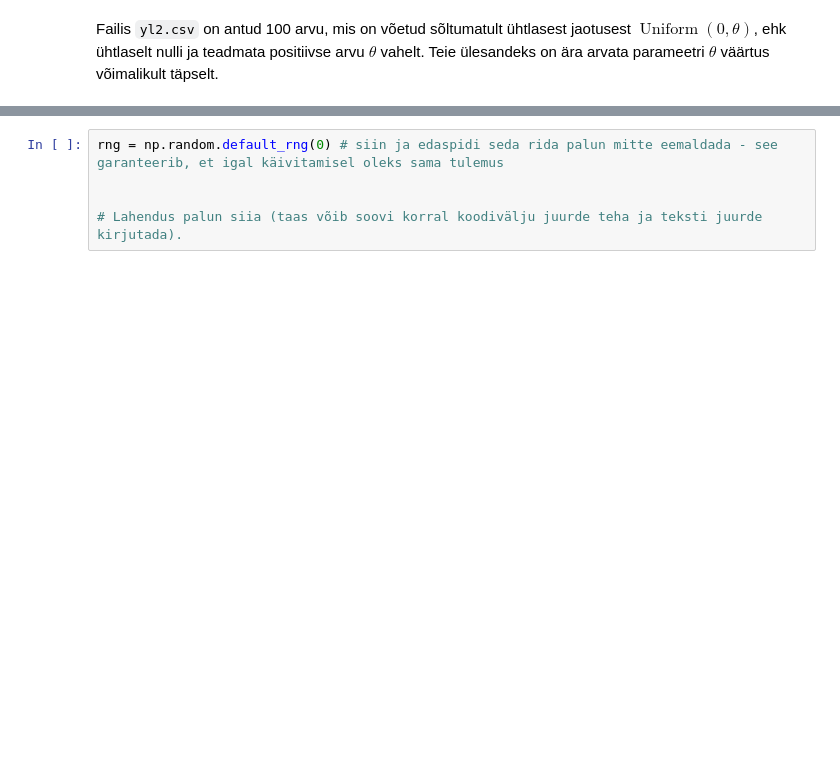
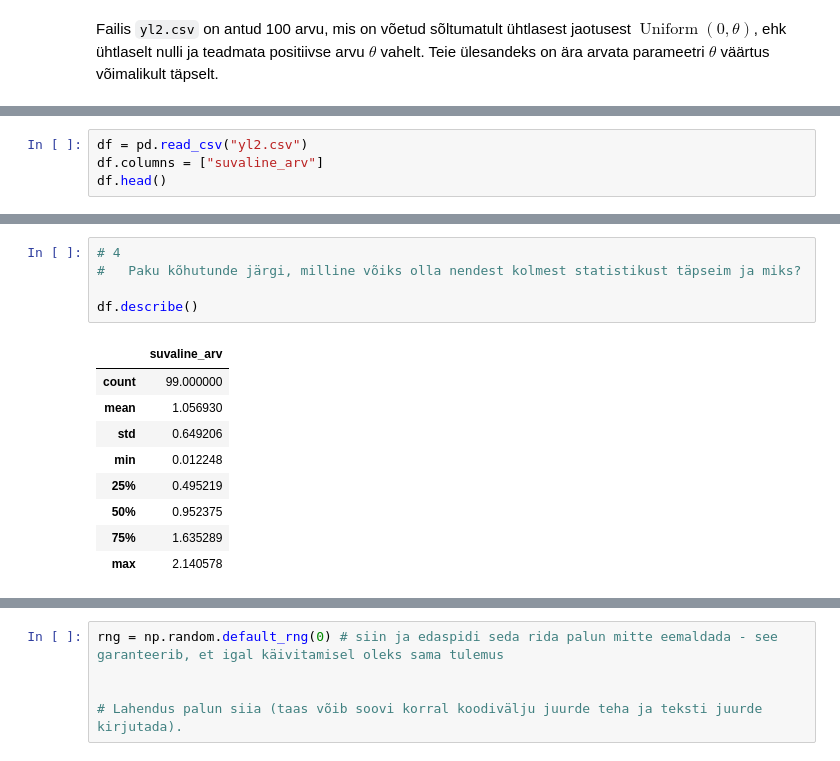
Before and after one commit to saskia002/andmeteaduse-meetodid, a Jupyter notebook: kodutööd/2/ATM2025_kodutoo_2.ipynb, the cells around one changed output, grey strips where cells are left out. Drawn from its saved outputs; the diff is of its cells as text; blank space fills up the shorter version.

```diff
--- a/kodutööd/2/ATM2025_kodutoo_2.ipynb
+++ b/kodutööd/2/ATM2025_kodutoo_2.ipynb
@@ -549,0 +544,4 @@ import scipy
+# %%
+df = pd.read_csv("yl2.csv")
+df.columns = ["suvaline_arv"]
+df.head()
@@ -549,0 +627,15 @@ import scipy
+# %%
+# 4
+#	Paku kõhutunde järgi, milline võiks olla nendest kolmest statistikust täpseim ja miks?
+
+df.describe()
+# %% [output]
+|  | suvaline_arv |
+| count | 99.000000 |
+| mean | 1.056930 |
+| std | 0.649206 |
+| min | 0.012248 |
+| 25% | 0.495219 |
+| 50% | 0.952375 |
+| 75% | 1.635289 |
+| max | 2.140578 |
```
Also changed, not shown: parts of 27 cells of this notebook.
